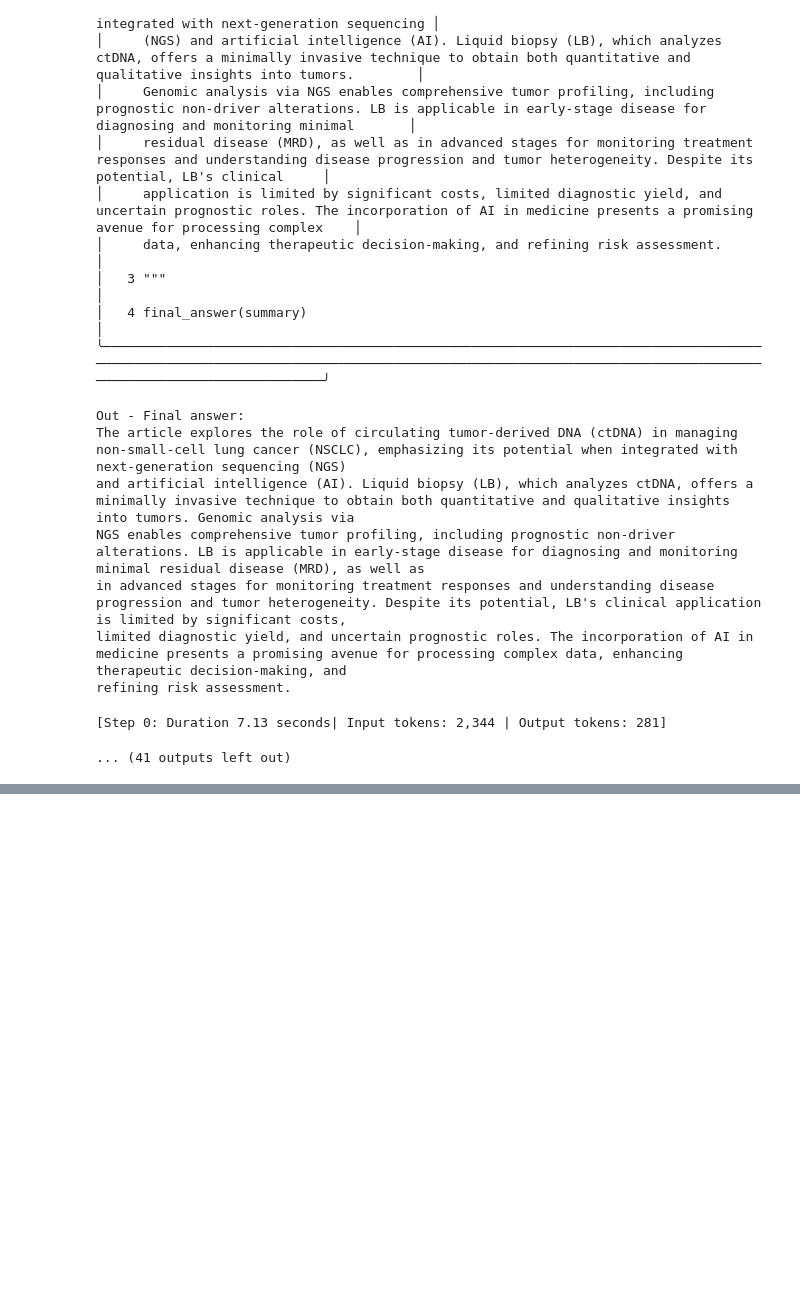
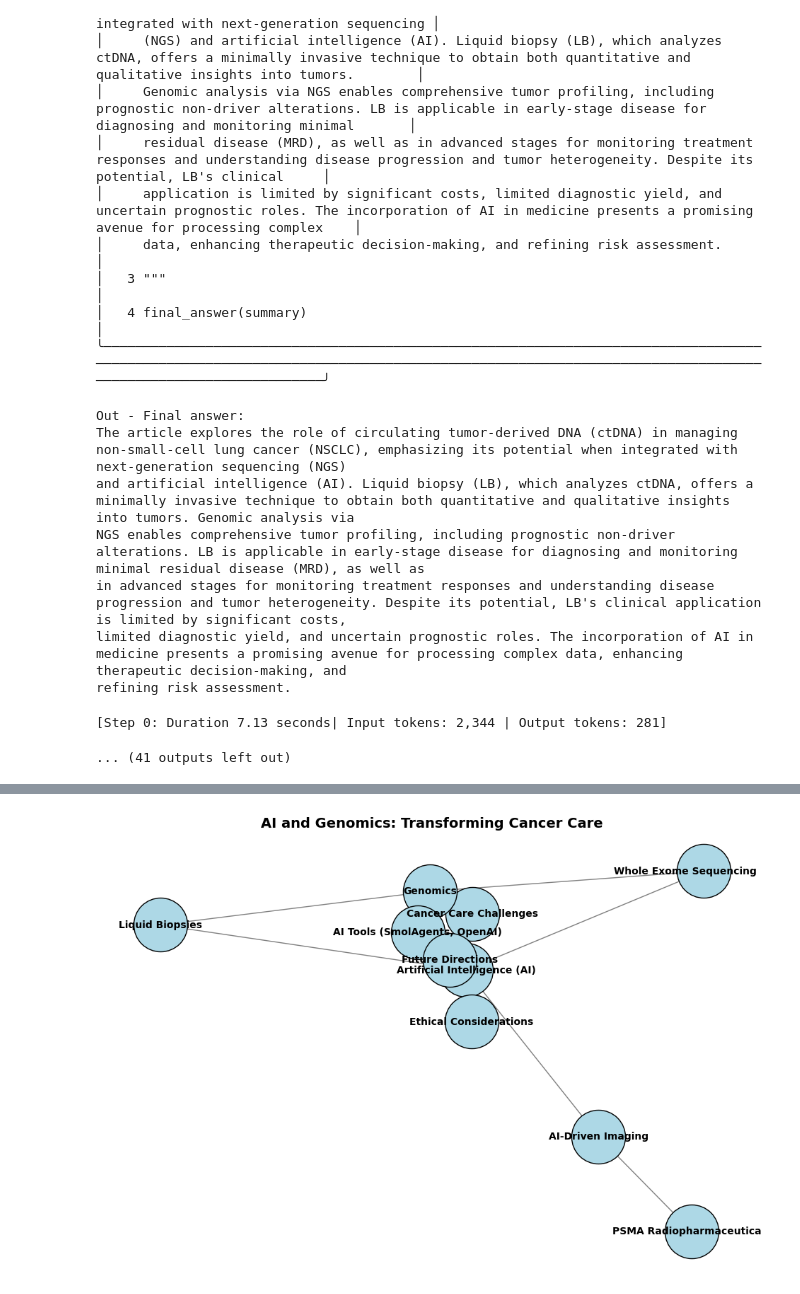
Before and after one commit to oluwafemidiakhoa/AIreasearcher, a Jupyter notebook: SMOLEagent_pubmed.ipynb, the cells around one changed output, grey strips where cells are left out. Drawn from its saved outputs; the diff is of its cells as text; code cells hidden in the pictures; blank space fills up the shorter version.

```diff
--- a/SMOLEagent_pubmed.ipynb
+++ b/SMOLEagent_pubmed.ipynb
@@ -463,0 +679,57 @@ refining risk assessment.
+# %%
+import matplotlib.pyplot as plt
+import networkx as nx
+
+# Define key elements for the diagram
+nodes = [
+    "Cancer Care Challenges",
+    "Artificial Intelligence (AI)",
+    "Genomics",
+    "Liquid Biopsies",
+    "Whole Exome Sequencing (WES)",
+    "AI-Driven Imaging",
+    "PSMA Radiopharmaceuticals",
+    "AI Tools (SmolAgents, OpenAI)",
+    "Ethical Considerations",
+    "Future Directions"
+]
+
+edges = [
+    ("Cancer Care Challenges", "Artificial Intelligence (AI)"),
+    ("Cancer Care Challenges", "Genomics"),
+    ("Artificial Intelligence (AI)", "Liquid Biopsies"),
+    ("Artificial Intelligence (AI)", "Whole Exome Sequencing (WES)"),
+    ("Artificial Intelligence (AI)", "AI-Driven Imaging"),
+    ("Genomics", "Liquid Biopsies"),
+    ("Genomics", "Whole Exome Sequencing (WES)"),
+    ("AI-Driven Imaging", "PSMA Radiopharmaceuticals"),
+    ("AI Tools (SmolAgents, OpenAI)", "Artificial Intelligence (AI)"),
+    ("AI Tools (SmolAgents, OpenAI)", "Genomics"),
+    ("Ethical Considerations", "Artificial Intelligence (AI)"),
+    ("Future Directions", "Ethical Considerations"),
+    ("Future Directions", "AI Tools (SmolAgents, OpenAI)"),
+    ("Future Directions", "Cancer Care Challenges")
+]
+
+# Create a directed graph
+G = nx.DiGraph()
+G.add_nodes_from(nodes)
+G.add_edges_from(edges)
+
+# Draw the graph
+plt.figure(figsize=(12, 8))
+pos = nx.spring_layout(G, seed=42)
+
+# Nodes
+nx.draw_networkx_nodes(G, pos, node_size=3000, node_color="lightblue", edgecolors="black")
+nx.draw_networkx_labels(G, pos, font_size=10, font_color="black", font_weight="bold")
+
+# Edges
+nx.draw_networkx_edges(G, pos, arrowstyle="->", arrowsize=15, edge_color="gray", width=1)
+
+# Title and display
+plt.title("AI and Genomics: Transforming Cancer Care", fontsize=14, fontweight="bold")
+plt.axis("off")
+plt.show()
+# %% [output]
+[figure, added]
```
Also changed, not shown: parts of 3 cells of this notebook.
